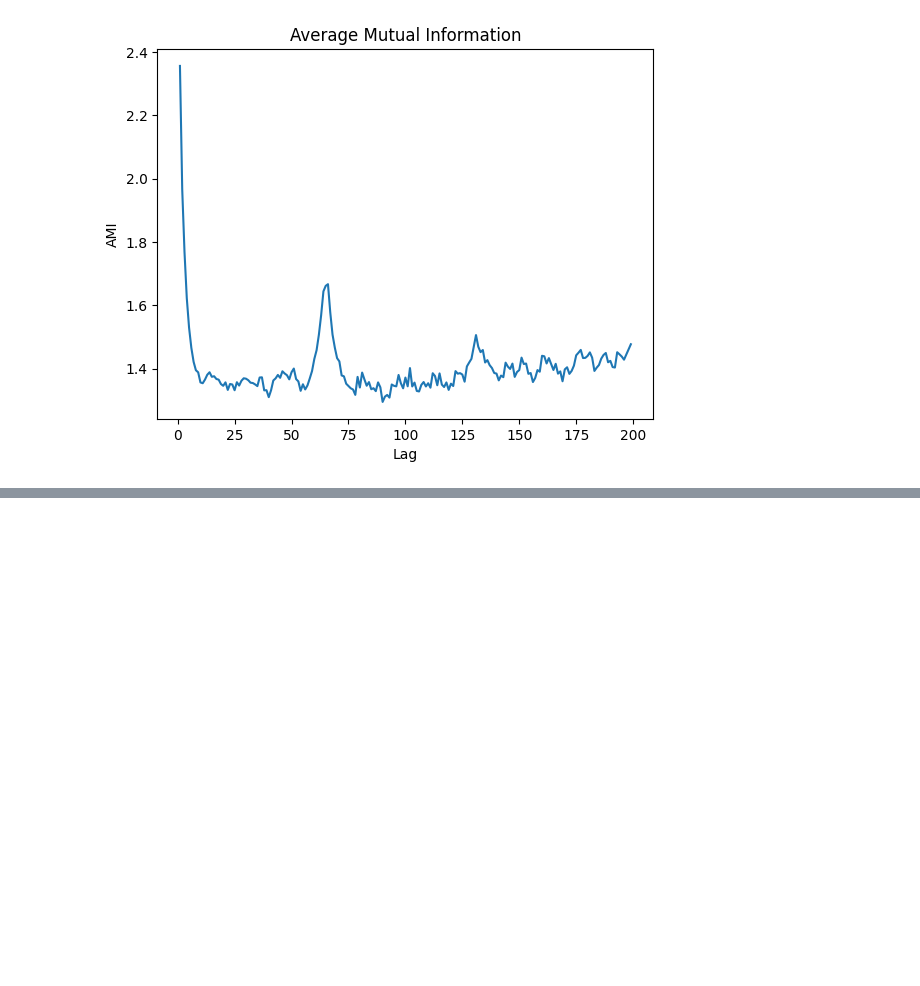
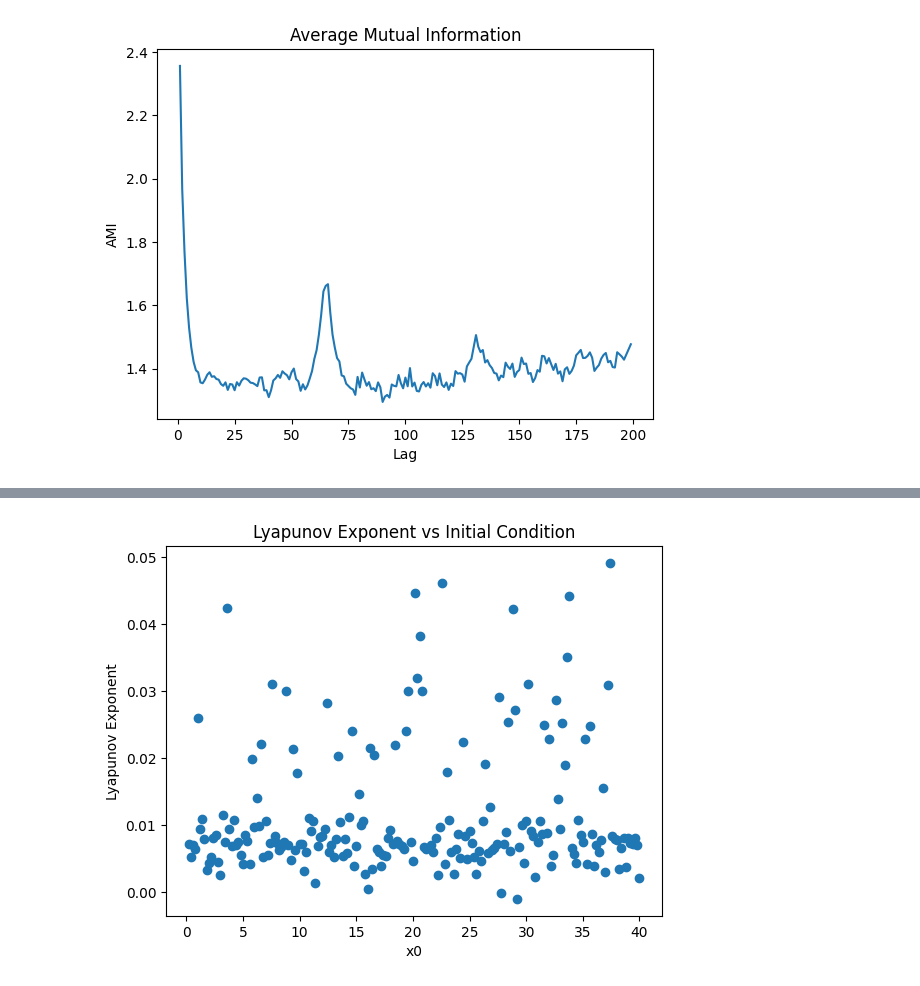
Before and after one commit to zyllab/TTMs_try, a Jupyter notebook: method_show_chaos/test.ipynb, the cells around one changed output, grey strips where cells are left out. Cells and saved outputs as stored; diff of their text form; code cells hidden in the pictures; blank space fills up the shorter version.

```diff
--- a/method_show_chaos/test.ipynb
+++ b/method_show_chaos/test.ipynb
@@ -79,0 +81,5 @@ plot_ami_lag(X[10000:11000], max_lag=200, bins=64)
+# %%
+def load_data_from_hf(url: str):
+    response = requests.get(url)
+    data = pickle.load(io.BytesIO(response.content))
+    return data
@@ -79,0 +88,4 @@ plot_ami_lag(X[10000:11000], max_lag=200, bins=64)
+# %%
+url = "https://huggingface.co/datasets/zyllab/TTMs_on_MG/resolve/main/all_MGdatas.pkl"
+data = load_data_from_hf(url)
+df = pd.DataFrame(data)
@@ -79,0 +132,6 @@ plot_ami_lag(X[10000:11000], max_lag=200, bins=64)
+# %%
+df_filtered = df[
+    (df['x0']==((2+1)/5)) &
+    (df['tau']==200)
+]
+np.array(df_filtered['X'].tolist())[0,8000:9000]
@@ -79,0 +156,17 @@ plot_ami_lag(X[10000:11000], max_lag=200, bins=64)
+# %%
+les = []
+for i in range(200):
+    df_filtered = df[
+        (df['x0']==((i+1)/5)) &
+        (df['tau']==60)
+    ]
+    x = np.array(df_filtered['X'].tolist())[0,8000:8500]
+    les.append(compute_le(x))
+# %%
+plt.plot(np.arange(1,201)/5,les,'o')
+plt.xlabel("x0")
+plt.ylabel("Lyapunov Exponent")
+plt.title("Lyapunov Exponent vs Initial Condition")
+plt.show()
+# %% [output]
+[figure, added]
```
Also changed, not shown: parts of 21 cells of this notebook, 13 other files.
